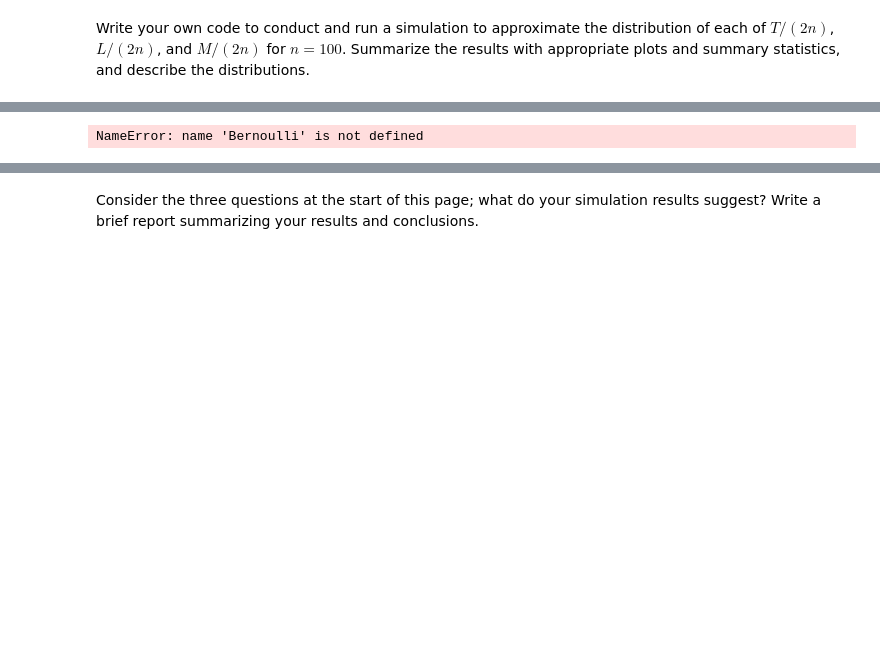
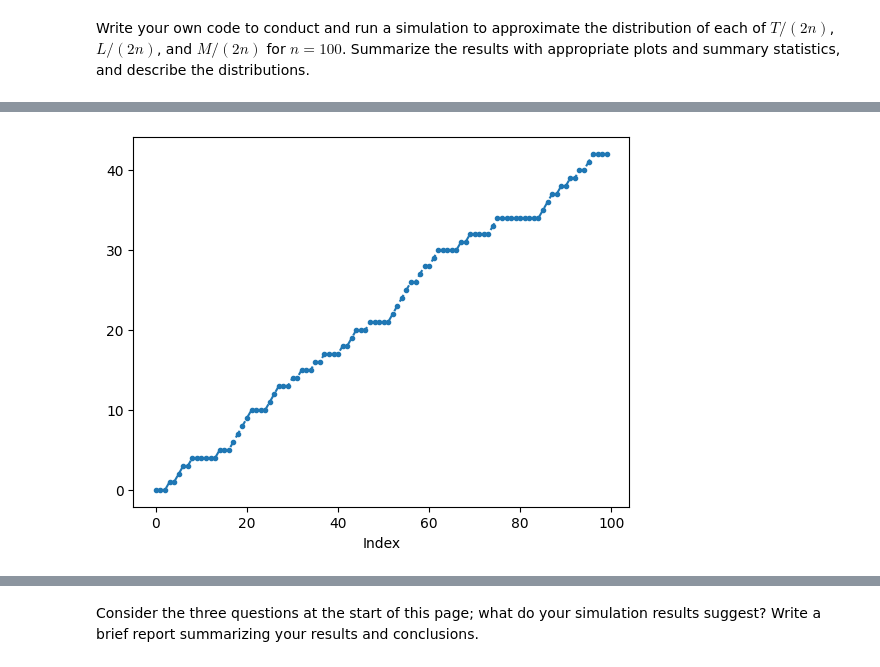
Before and after one commit to NRJaggers/Applied-Stochastic-Processes, a Jupyter notebook: Applications/1-Simple_Random_Walk/Simple_Random_Walk.ipynb, the cells around one changed output, grey strips where cells are left out. Saved outputs shown, nothing was run; the diff lists cells and outputs as text; code cells hidden in the pictures; blank space fills up the shorter version.

```diff
--- a/Applications/1-Simple_Random_Walk/Simple_Random_Walk.ipynb
+++ b/Applications/1-Simple_Random_Walk/Simple_Random_Walk.ipynb
@@ -75,14 +50,19 @@ steps = 2*n
 
 P = Bernoulli(0.5)**inf
 Z = RV(P)
-A = RandomProcess(P, TimeIndex(fs=1))
-B = RandomProcess(P, TimeIndex(fs=1))
+A = RandomProcess(P, Naturals())
+B = RandomProcess(P, Naturals())
 
 A[0] =  0
 B[0] =  0
-for i in range(100):
-    A[i+1] = A[i] + Z[i+1]
+for i in range(steps):
+    if i < 100:
+      A[i+1] = A[i] + Z[i+1]
+    else:
+      B[(i-100)+1] = B[i-100] + Z[i+1]
+
+X = A - B
-# %% [output]
-NameError: name 'Bernoulli' is not defined
 # %%
-A.sim(1).plot(alpha = 1)
+A.sim(1).plot(alpha = 1, tmin = 0, tmax = 100)
+# %% [output]
+[figure, added]
```
Also changed, not shown: parts of 4 cells of this notebook.
